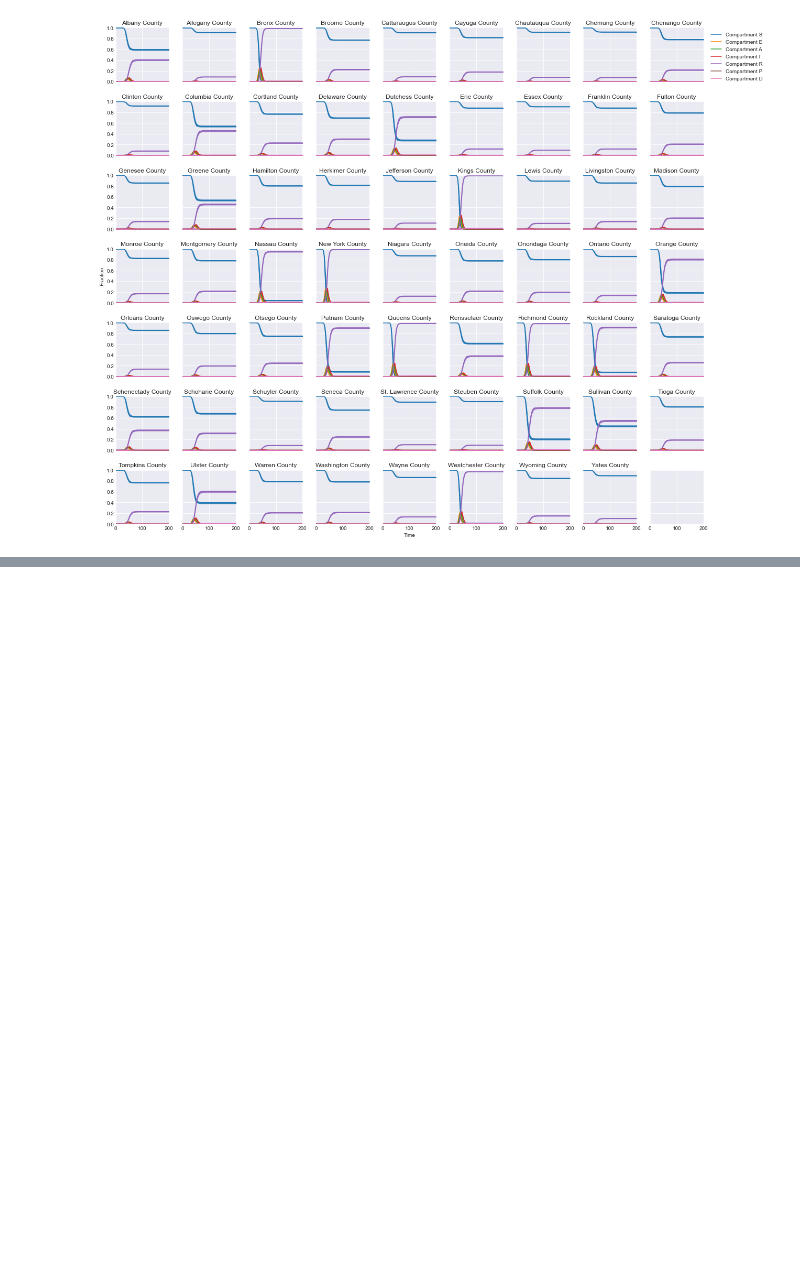
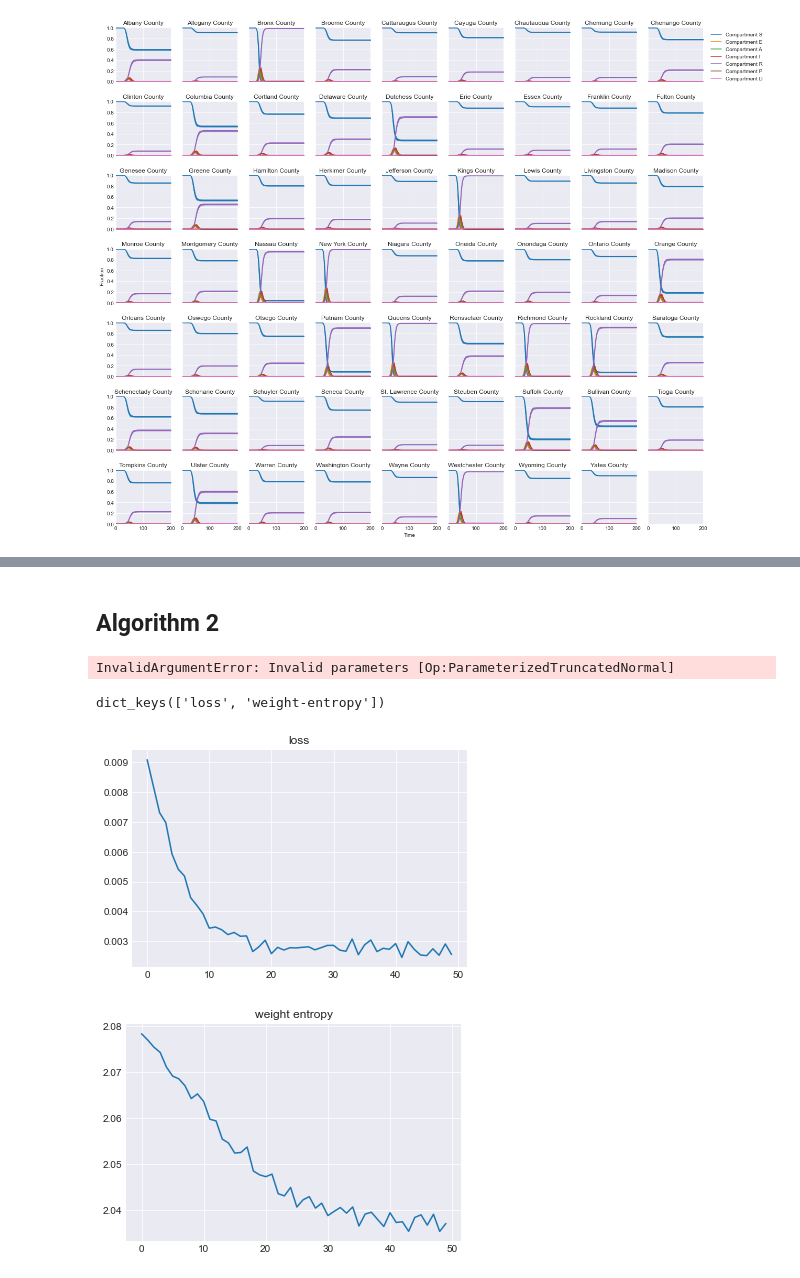
Before and after one commit to ur-whitelab/py0, a Jupyter notebook: examples/Fit_data.ipynb, the cells around one changed output, grey strips where cells are left out. Drawn from its saved outputs; the diff is of its cells as text; code cells hidden in the pictures; blank space fills up the shorter version.

```diff
--- a/examples/Fit_data.ipynb
+++ b/examples/Fit_data.ipynb
@@ -219,0 +262,30 @@ plt.show()
+# %% [markdown]
+## Algorithm 2
+# %%
+fit_param_model = maxentep.MetaParameterJoint(np.zeros((M,)), Mobility_martix_norm, tmat, name='unbiased_model')
+fit_param_model.compile(tf.optimizers.Adam(0.1))
+hme_model = maxentep.HyperMaxentModel(restraints, fit_param_model, model)
+hme_model.compile(tf.keras.optimizers.Adam(learning_rate=1e-2), 'mean_squared_error')
+# %%
+history = hme_model.fit(N, final_batch_multiplier=batches, outter_epochs=25, batch_size=32, epochs=8)
+# %% [output]
+InvalidArgumentError: Invalid parameters [Op:ParameterizedTruncatedNormal]
+# %%
+history.history.keys()
+# %% [output]
+dict_keys(['loss', 'weight-entropy'])
+# %%
+plt.plot(history.history['loss'])
+plt.title('loss')
+plt.show()
+
+plt.plot(history.history['weight-entropy'])
+plt.title('weight entropy')
+plt.show()
+
+# plt.plot(history.history['prior-loss'])
+# plt.title('neg log-likelihood')
+# plt.show()
+# %% [output]
+[figure, added]
+[figure, added]
```
Also changed, not shown: parts of 30 cells of this notebook, 1 other file.
